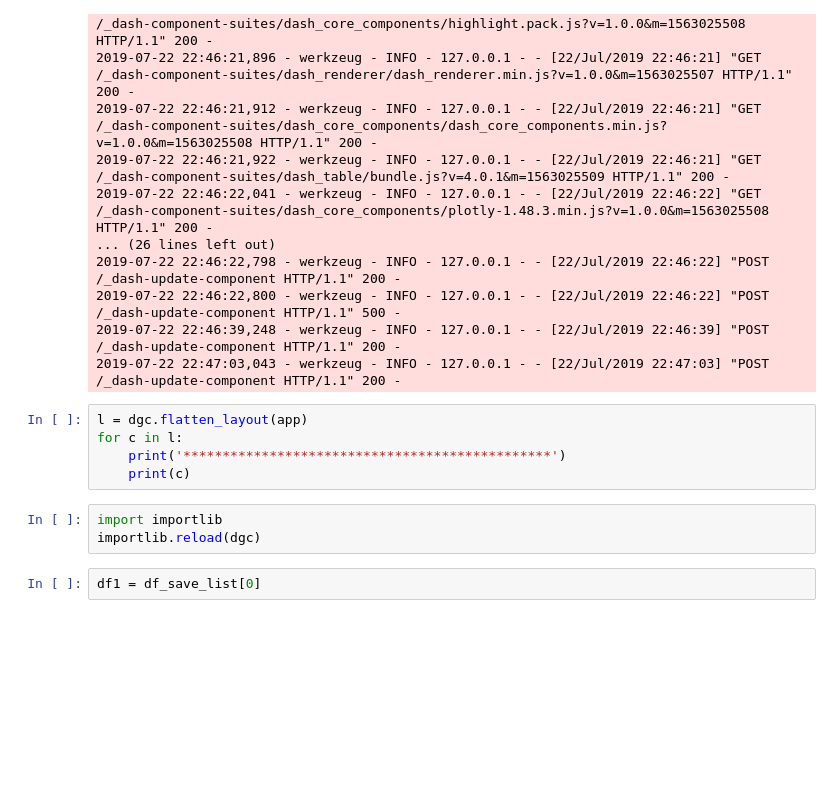
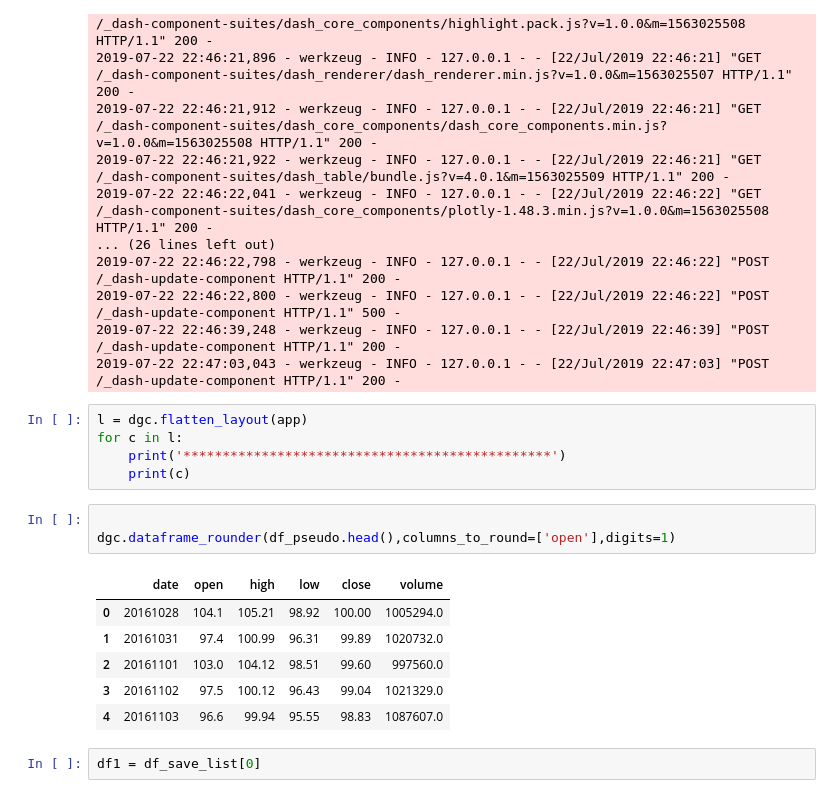
Before and after one commit to bgithub1/dashgrid, a Jupyter notebook: dashgrid/dgrid_components_example_v01.ipynb, the cells around one changed output. Saved outputs shown, nothing was run; the diff lists cells and outputs as text; blank space fills up the shorter version.

```diff
--- a/dashgrid/dgrid_components_example_v01.ipynb
+++ b/dashgrid/dgrid_components_example_v01.ipynb
@@ -112,9 +112,16 @@ l = dgc.flatten_layout(app)
 for c in l:
     print('***********************************************')
     print(c)
-# %%
-import importlib
-importlib.reload(dgc)
+# %%
+
+dgc.dataframe_rounder(df_pseudo.head(),columns_to_round=['open'],digits=1)
+# %% [output]
+|  | date | open | high | low | close | volume |
+| 0 | 20161028 | 104.1 | 105.21 | 98.92 | 100.00 | 1005294.0 |
+| 1 | 20161031 | 97.4 | 100.99 | 96.31 | 99.89 | 1020732.0 |
+| 2 | 20161101 | 103.0 | 104.12 | 98.51 | 99.60 | 997560.0 |
+| 3 | 20161102 | 97.5 | 100.12 | 96.43 | 99.04 | 1021329.0 |
+| 4 | 20161103 | 96.6 | 99.94 | 95.55 | 98.83 | 1087607.0 |
 # %%
 df1 = df_save_list[0]
 # %%
```
Also changed, not shown: parts of 1 cell of this notebook, 1 other file.
